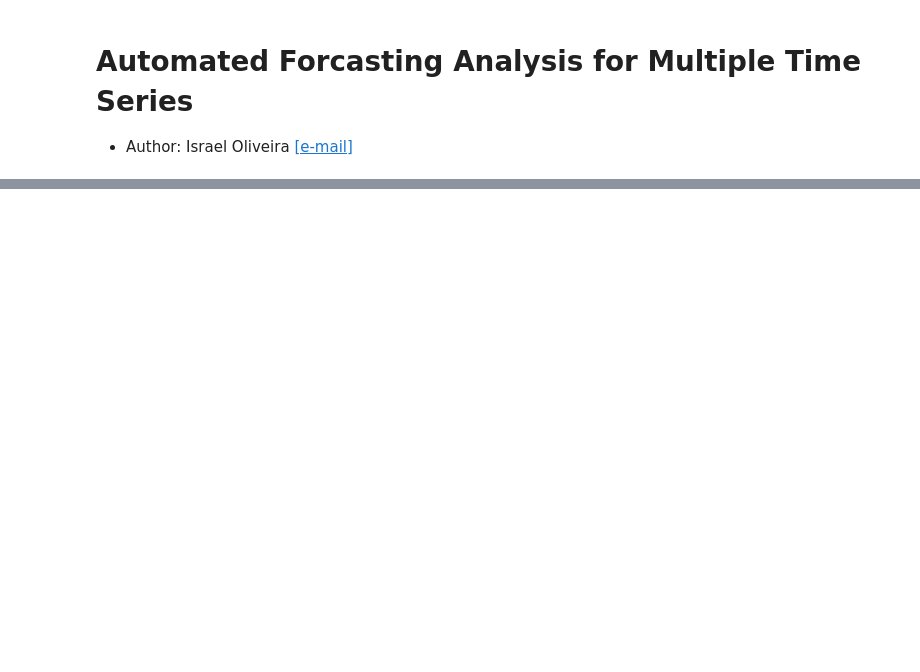
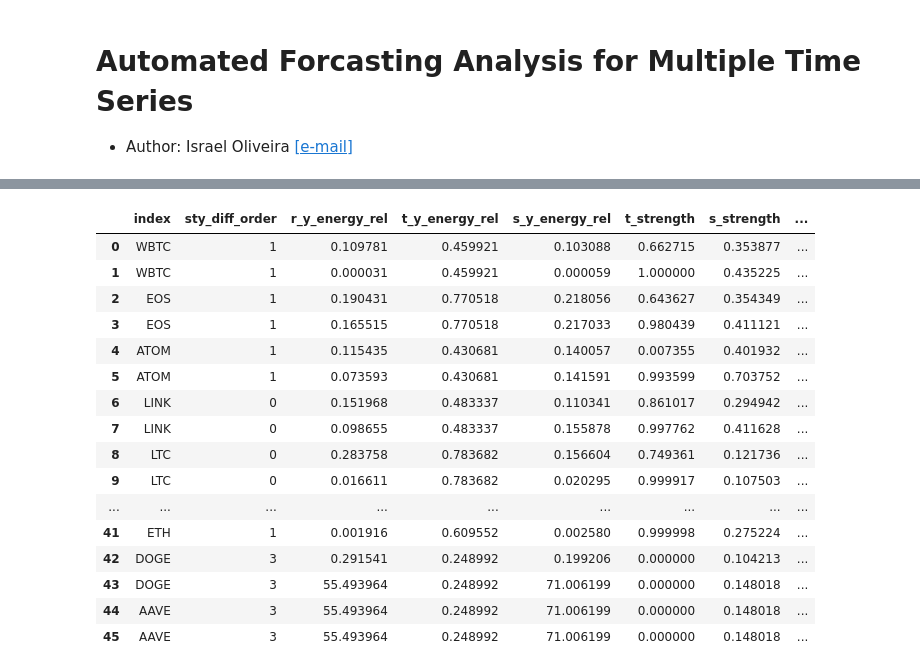
Before and after one commit to ysraell/forecasting, a Jupyter notebook: AFA4MTS.ipynb, the cells around one changed output, grey strips where cells are left out. Saved outputs shown, nothing was run; the diff lists cells and outputs as text; code cells hidden in the pictures; blank space fills up the shorter version.

```diff
--- a/AFA4MTS.ipynb
+++ b/AFA4MTS.ipynb
@@ -128,3 +128,23 @@ price_cols = ['High', 'Low', 'Open', 'Close']
 other_cols = ['Volume', 'Marketcap']
 cols2decomposed = ['Close']
 modes2decomposed = ['additive', 'multiplicative']
+# %%
+df_results
+# %% [output]
+|  | index | sty_diff_order | r_y_energy_rel | t_y_energy_rel | s_y_energy_rel | t_strength | s_strength | ... |
+| 0 | WBTC | 1 | 0.109781 | 0.459921 | 0.103088 | 0.662715 | 0.353877 | ... |
+| 1 | WBTC | 1 | 0.000031 | 0.459921 | 0.000059 | 1.000000 | 0.435225 | ... |
+| 2 | EOS | 1 | 0.190431 | 0.770518 | 0.218056 | 0.643627 | 0.354349 | ... |
+| 3 | EOS | 1 | 0.165515 | 0.770518 | 0.217033 | 0.980439 | 0.411121 | ... |
+| 4 | ATOM | 1 | 0.115435 | 0.430681 | 0.140057 | 0.007355 | 0.401932 | ... |
+| 5 | ATOM | 1 | 0.073593 | 0.430681 | 0.141591 | 0.993599 | 0.703752 | ... |
+| 6 | LINK | 0 | 0.151968 | 0.483337 | 0.110341 | 0.861017 | 0.294942 | ... |
+| 7 | LINK | 0 | 0.098655 | 0.483337 | 0.155878 | 0.997762 | 0.411628 | ... |
+| 8 | LTC | 0 | 0.283758 | 0.783682 | 0.156604 | 0.749361 | 0.121736 | ... |
+| 9 | LTC | 0 | 0.016611 | 0.783682 | 0.020295 | 0.999917 | 0.107503 | ... |
+| ... | ... | ... | ... | ... | ... | ... | ... | ... |
+| 41 | ETH | 1 | 0.001916 | 0.609552 | 0.002580 | 0.999998 | 0.275224 | ... |
+| 42 | DOGE | 3 | 0.291541 | 0.248992 | 0.199206 | 0.000000 | 0.104213 | ... |
+| 43 | DOGE | 3 | 55.493964 | 0.248992 | 71.006199 | 0.000000 | 0.148018 | ... |
+| 44 | AAVE | 3 | 55.493964 | 0.248992 | 71.006199 | 0.000000 | 0.148018 | ... |
+| 45 | AAVE | 3 | 55.493964 | 0.248992 | 71.006199 | 0.000000 | 0.148018 | ... |
```
Also changed, not shown: parts of 1 cell of this notebook.
